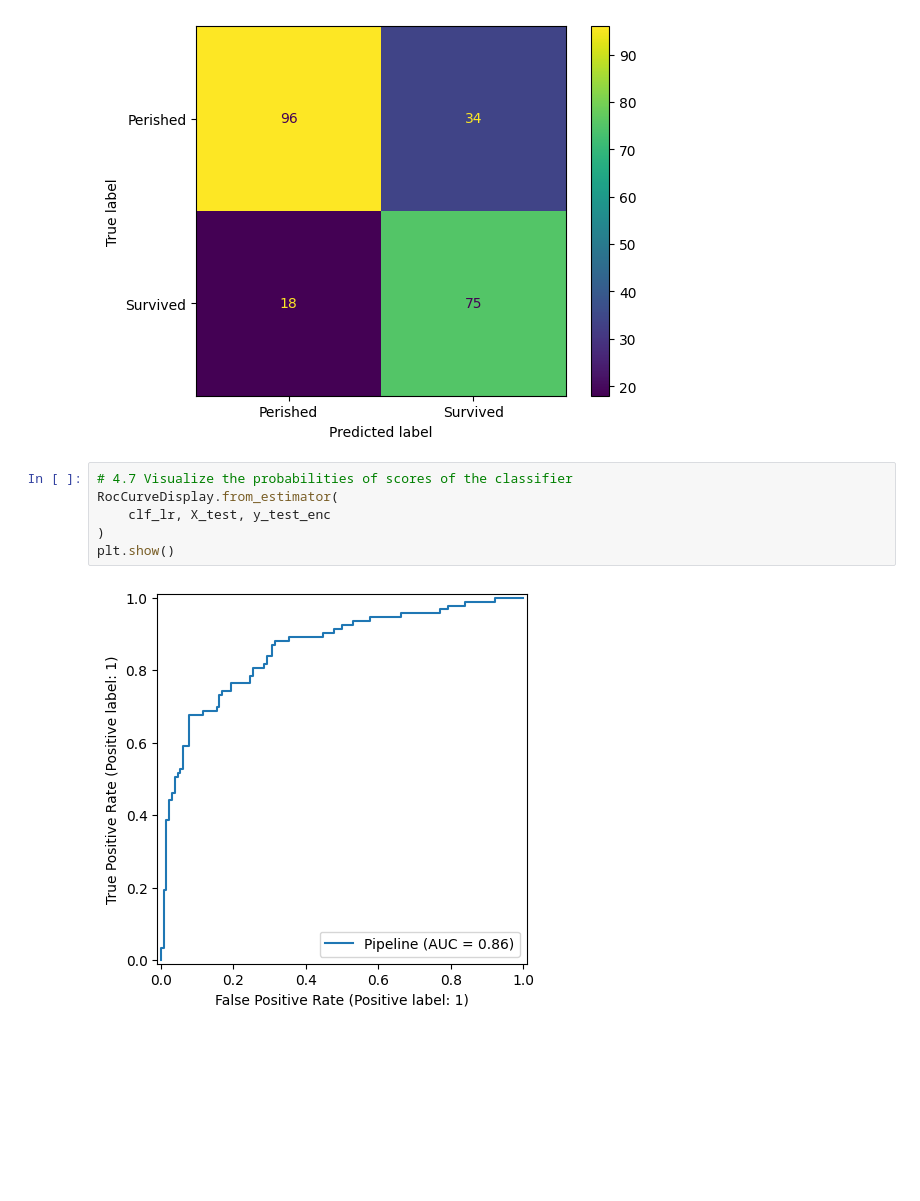
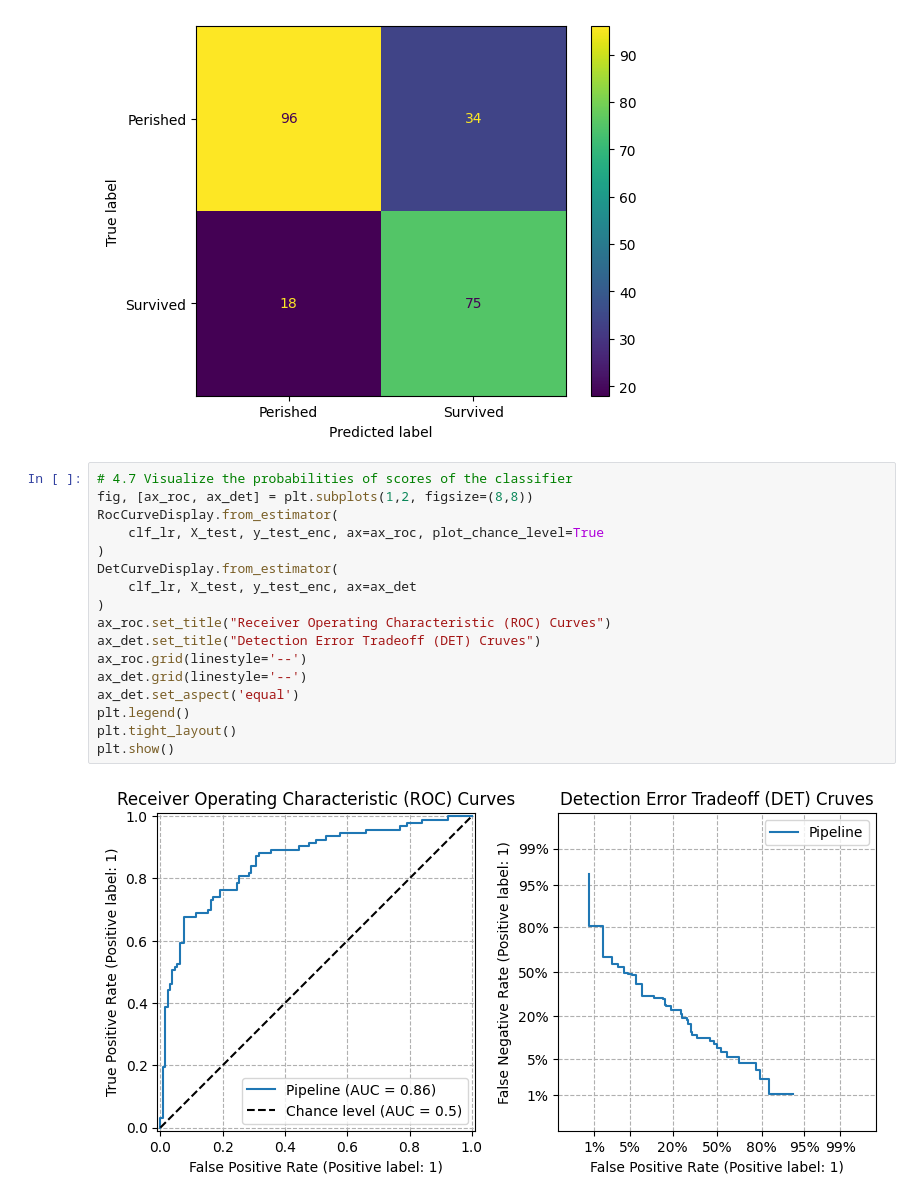
Before and after one commit to alexismenanieves/4Geeks, a Jupyter notebook: Titanic_Analysis_Model.ipynb, the cells around one changed output. Saved outputs shown, nothing was run; the diff lists cells and outputs as text; blank space fills up the shorter version.

```diff
--- a/Titanic_Analysis_Model.ipynb
+++ b/Titanic_Analysis_Model.ipynb
@@ -266,12 +272,23 @@ plt.show()
 # %% [output]
 Accuracy: 0.767
 [figure]
-# %%
-# 4.7 Visualize the probabilities of scores of the classifier
-RocCurveDisplay.from_estimator(
-    clf_lr, X_test, y_test_enc
-)
-plt.show()
-# %% [output]
-[figure, removed]
+# %%
+# 4.7 Visualize the probabilities of scores of the classifier
+fig, [ax_roc, ax_det] = plt.subplots(1,2, figsize=(8,8))
+RocCurveDisplay.from_estimator(
+    clf_lr, X_test, y_test_enc, ax=ax_roc, plot_chance_level=True
+)
+DetCurveDisplay.from_estimator(
+    clf_lr, X_test, y_test_enc, ax=ax_det
+)
+ax_roc.set_title("Receiver Operating Characteristic (ROC) Curves")
+ax_det.set_title("Detection Error Tradeoff (DET) Cruves")
+ax_roc.grid(linestyle='--')
+ax_det.grid(linestyle='--')
+ax_det.set_aspect('equal')
+plt.legend()
+plt.tight_layout()
+plt.show()
+# %% [output]
+[figure, added]
 # %%
```
Also changed, not shown: parts of 20 cells of this notebook.
